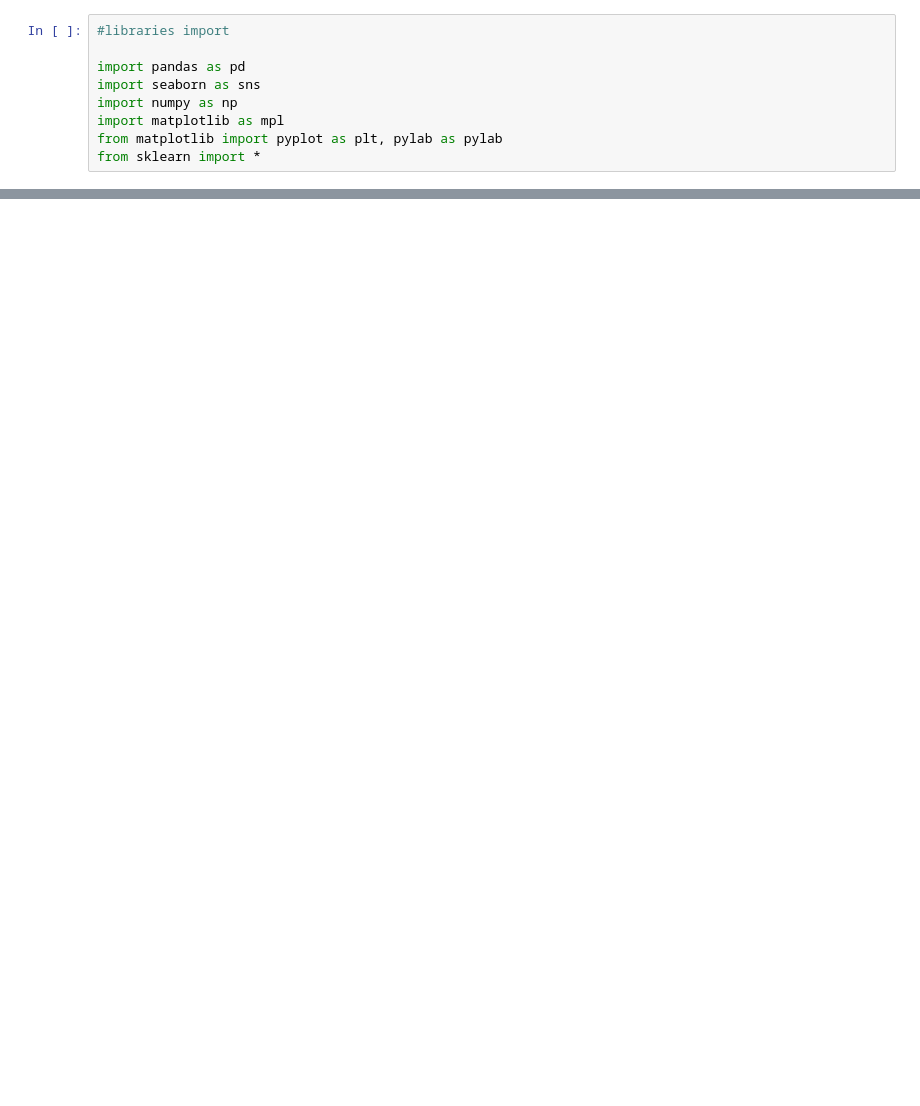
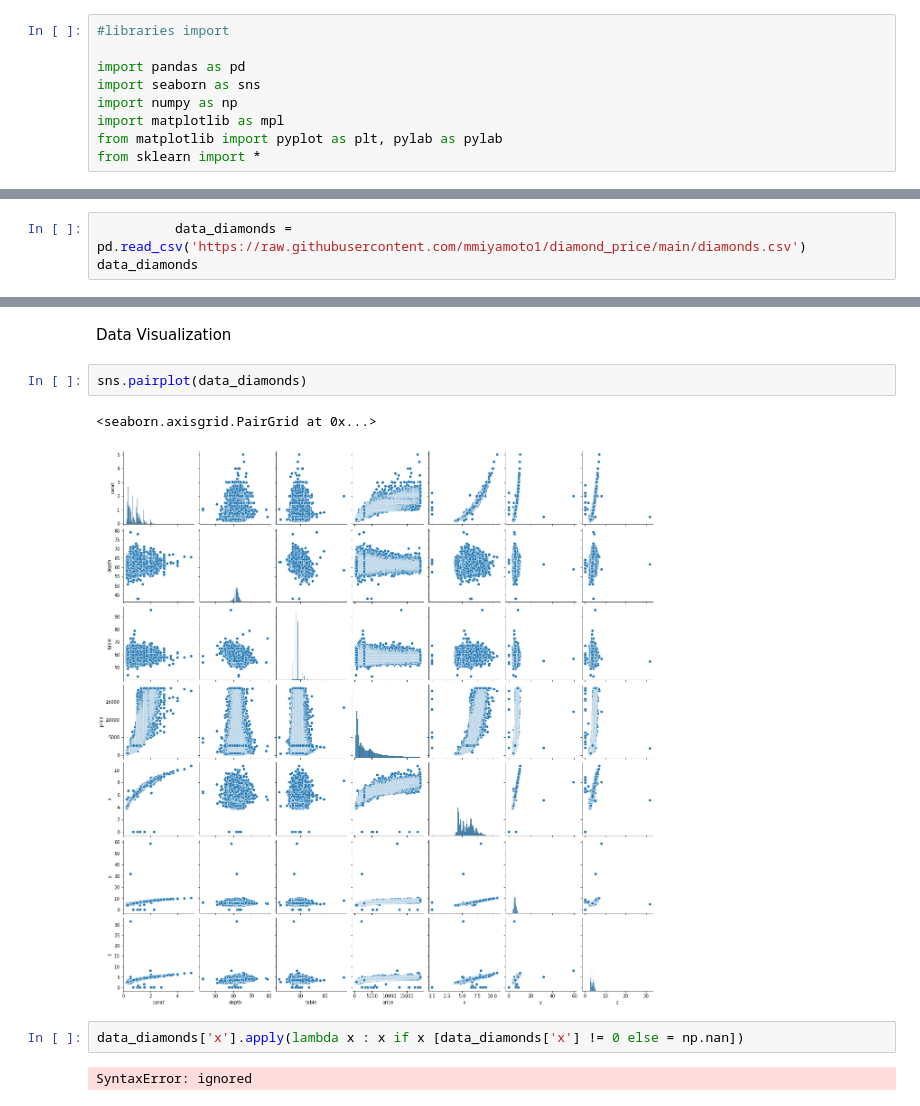
Before and after one commit to mmiyamoto1/Projeto1, a Jupyter notebook: diamond_prices.ipynb, the cells around one changed output, grey strips where cells are left out. Saved outputs shown, nothing was run; the diff lists cells and outputs as text; blank space fills up the shorter version.

```diff
--- a/diamond_prices.ipynb
+++ b/diamond_prices.ipynb
@@ -11,0 +44,3 @@ from sklearn import *
+# %%
+          data_diamonds = pd.read_csv('https://raw.githubusercontent.com/mmiyamoto1/diamond_price/main/diamonds.csv')
+data_diamonds
@@ -32,0 +85,11 @@ Deploy
+# %% [markdown]
+Data Visualization
+# %%
+sns.pairplot(data_diamonds)
+# %% [output]
+<seaborn.axisgrid.PairGrid at 0x...>
+[figure, added]
+# %%
+data_diamonds['x'].apply(lambda x : x if x [data_diamonds['x'] != 0 else = np.nan])
+# %% [output]
+SyntaxError: ignored
```
Also changed, not shown: parts of 11 cells of this notebook.
